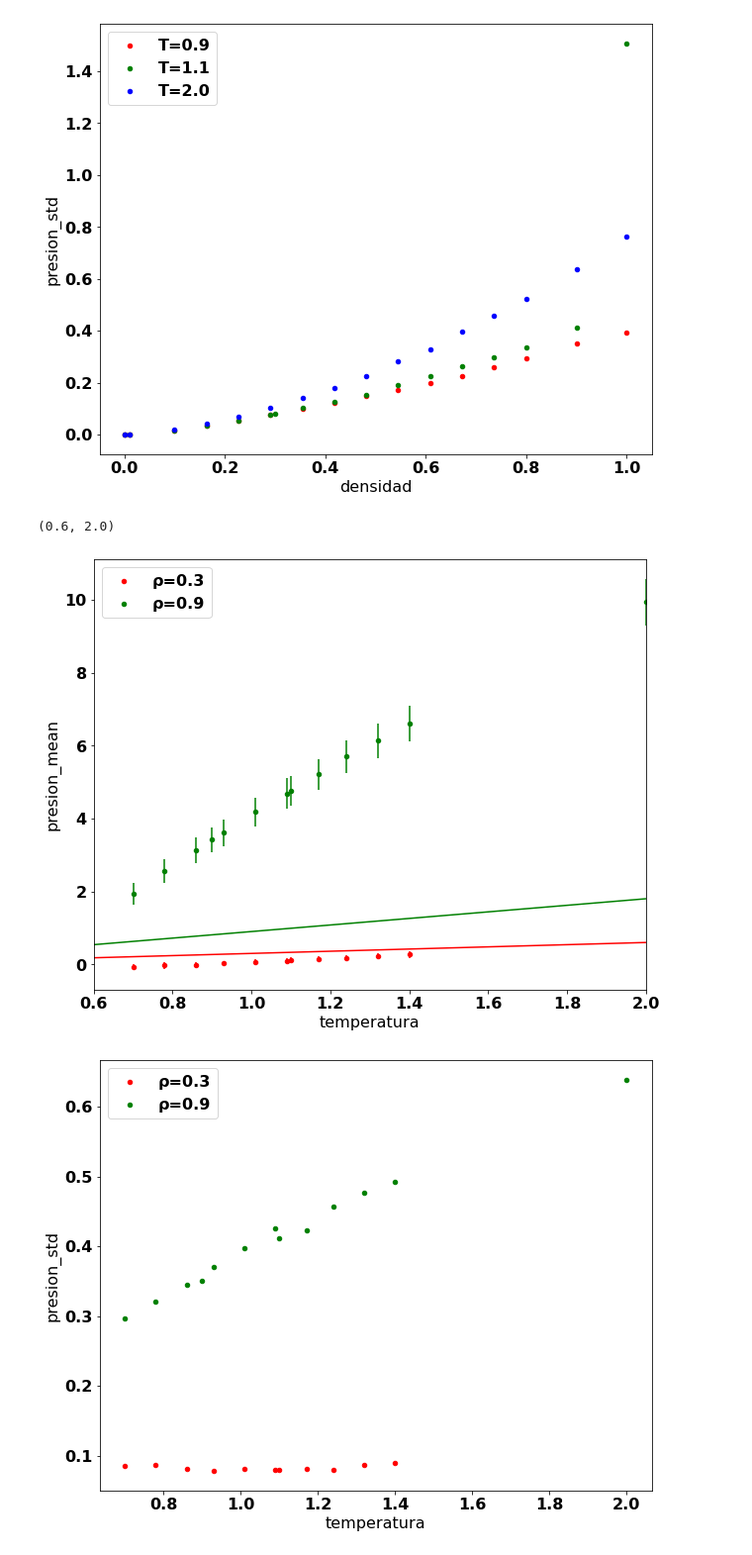
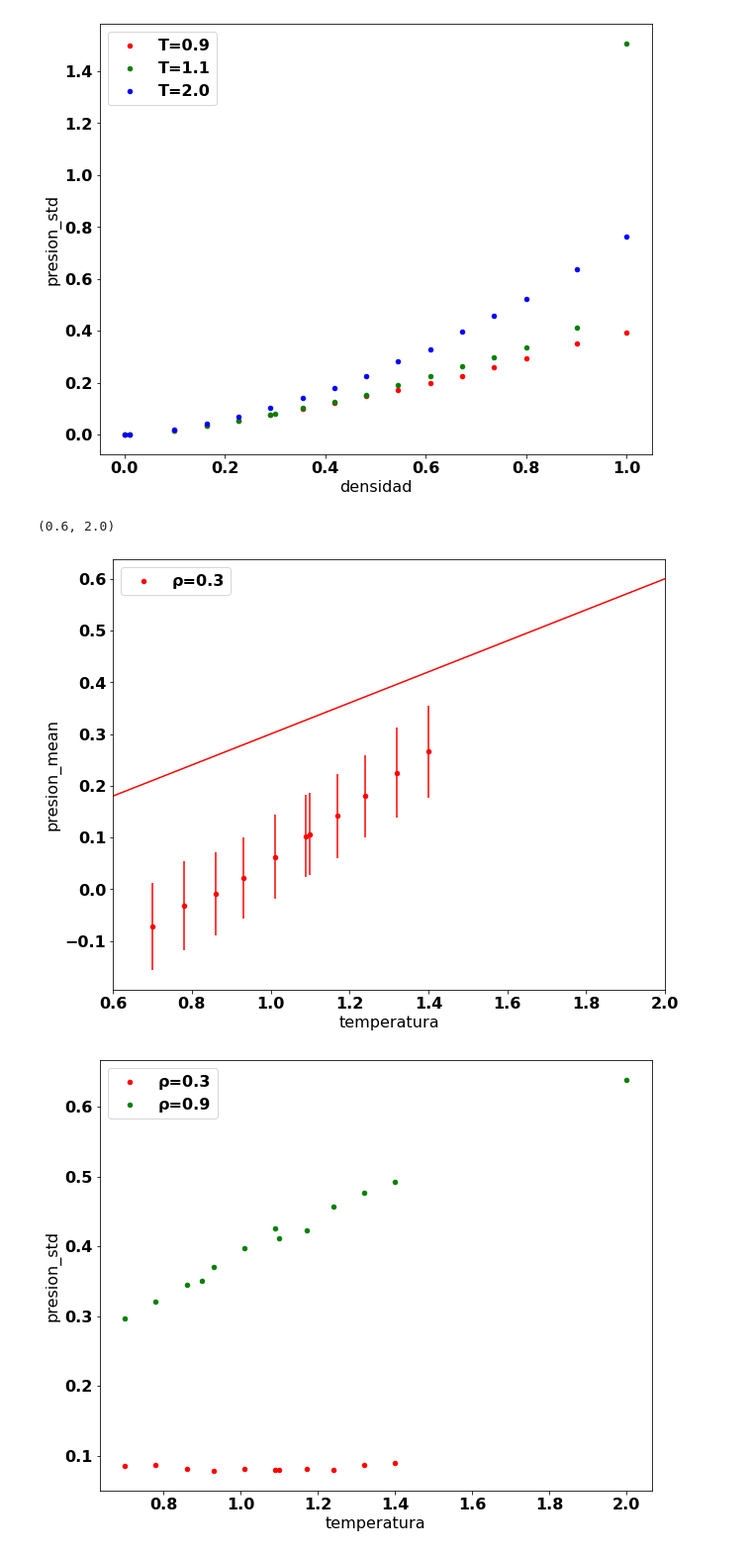
Before and after one commit to sstandre/dinamica_molecular, a Jupyter notebook: analisis.ipynb, the cells around one changed output. Shown: that part at 99% size. Drawn from its saved outputs; the diff is of its cells as text; code cells hidden in the pictures.

```diff
--- a/analisis.ipynb
+++ b/analisis.ipynb
@@ -83,23 +81,23 @@ for temp, color in zip(temps, colors): #data['temperatura'].unique():
 # %%
 fig, ax = plt.subplots()
 
-denss = [0.3, 0.9]
+denss = [0.3]#, 0.9]
 colors = 'rgb'
 
 x = np.array([0.6, 2.0])
 
 for dens, color in zip(denss, colors): #data['temperatura'].unique():
     data3 = data[data['densidad']==dens]
     data3.plot(
         'temperatura', 'presion_mean', yerr='presion_std', color=color,
         kind='scatter', label=f'ρ={dens}', ax=ax
         )
     ax.plot(x, dens*x, color=color)
 
 ax.set_xlim(x)
 # %% [output]
 (0.6, 2.0)
-[figure, old version]
+[figure, new version]
 # %%
 fig, ax = plt.subplots()
 
```
Also changed, not shown: parts of 3 cells of this notebook, 5 other files.
